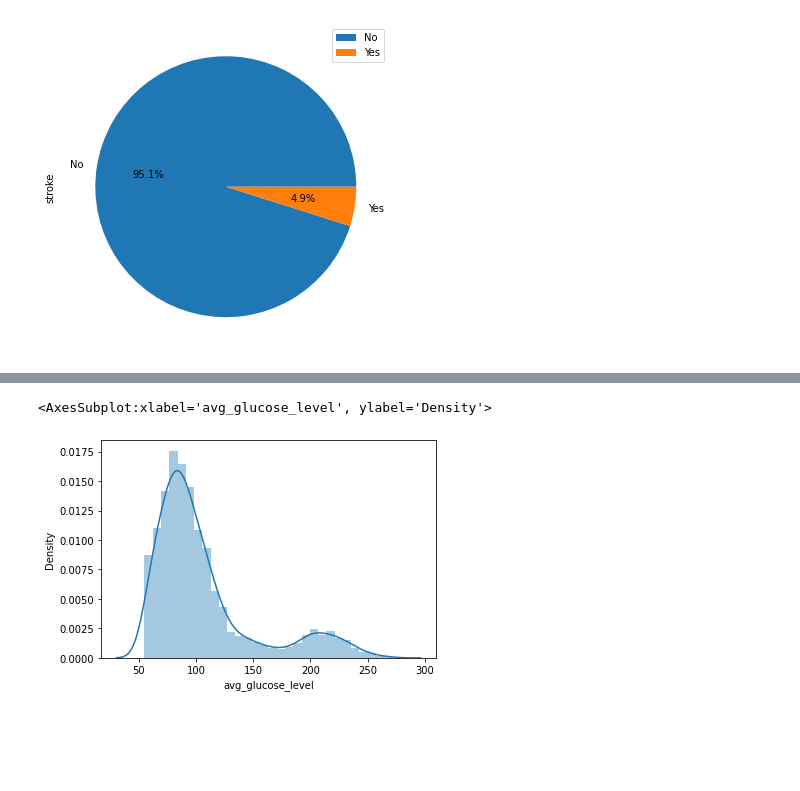
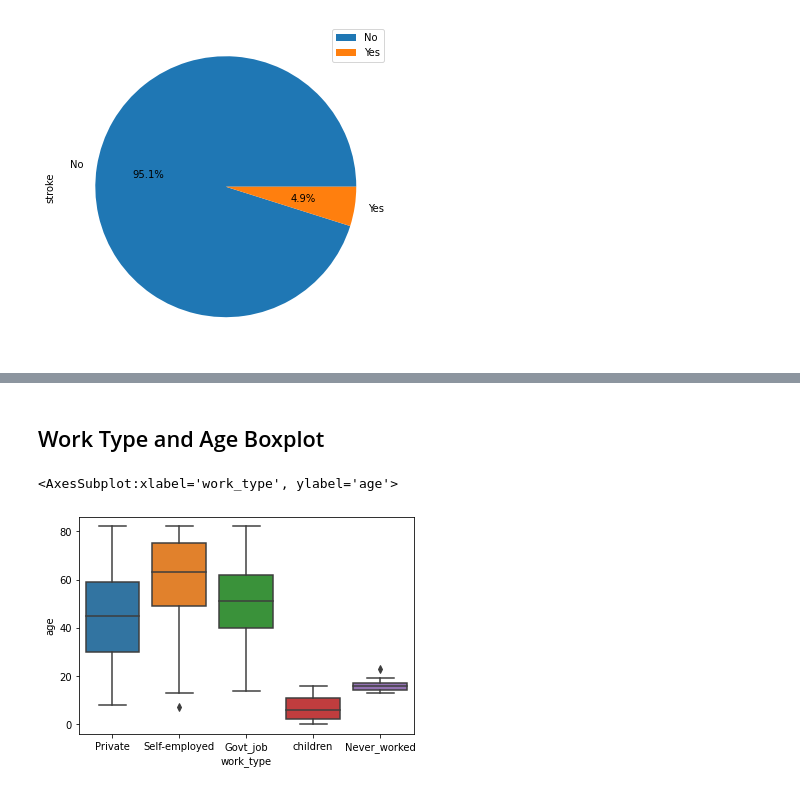
Before and after one commit to justindavin/CP468-Term-Project, a Jupyter notebook: Stroke Prediction.ipynb, the cells around one changed output, grey strips where cells are left out. Cells and saved outputs as stored; diff of their text form; code cells hidden in the pictures; blank space fills up the shorter version.

```diff
--- a/Stroke Prediction.ipynb
+++ b/Stroke Prediction.ipynb
@@ -215,10 +221,7 @@ sns.distplot(df['bmi'], kde=True, bins=30)
-# %%
-sns.distplot(df['avg_glucose_level'], kde=True, bins=30)
-# %% [output]
-<AxesSubplot:xlabel='avg_glucose_level', ylabel='Density'>
-[figure, removed]
-# %%
-#handling missing values & dropping id column
-df['bmi'].fillna(df['bmi'].mean(), inplace=True)
-df.drop(['id'], axis=1, inplace=True)
-df.isnull().sum()
+# %% [markdown]
+## Work Type and Age Boxplot
+# %%
+sns.boxplot(x='work_type', y='age', data=df)
+# %% [output]
+<AxesSubplot:xlabel='work_type', ylabel='age'>
+[figure, added]
```
Also changed, not shown: parts of 44 cells of this notebook.
